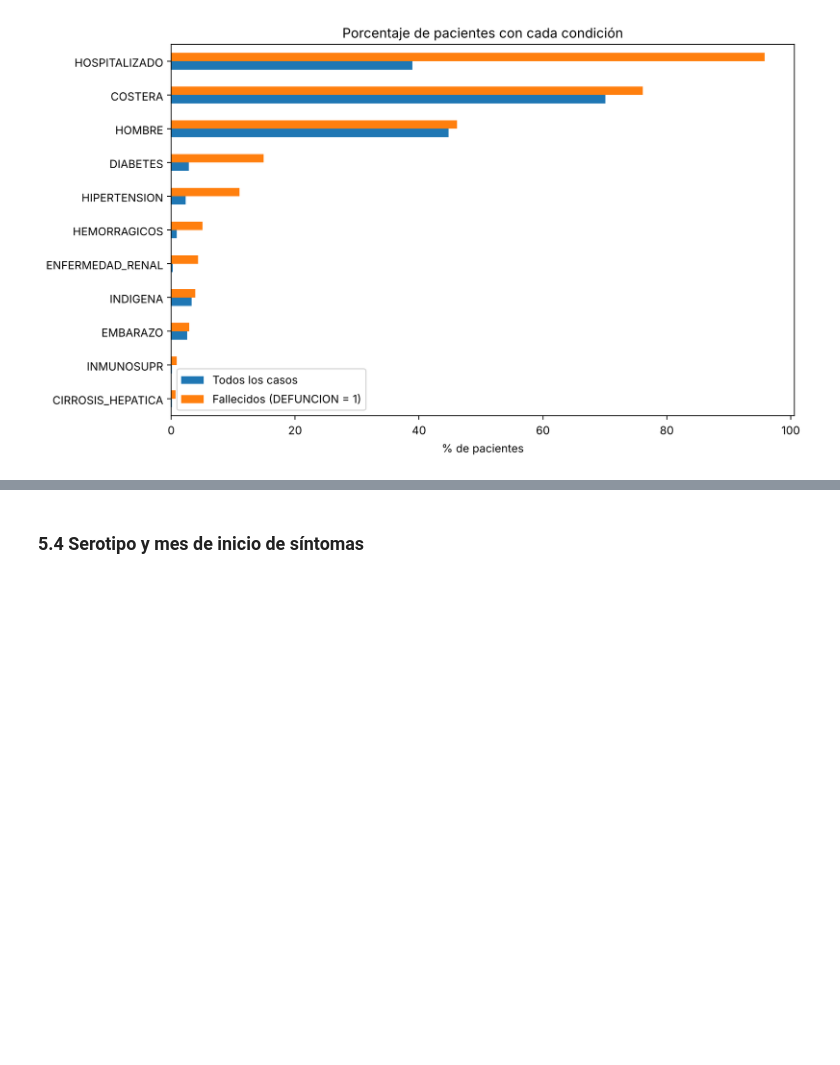
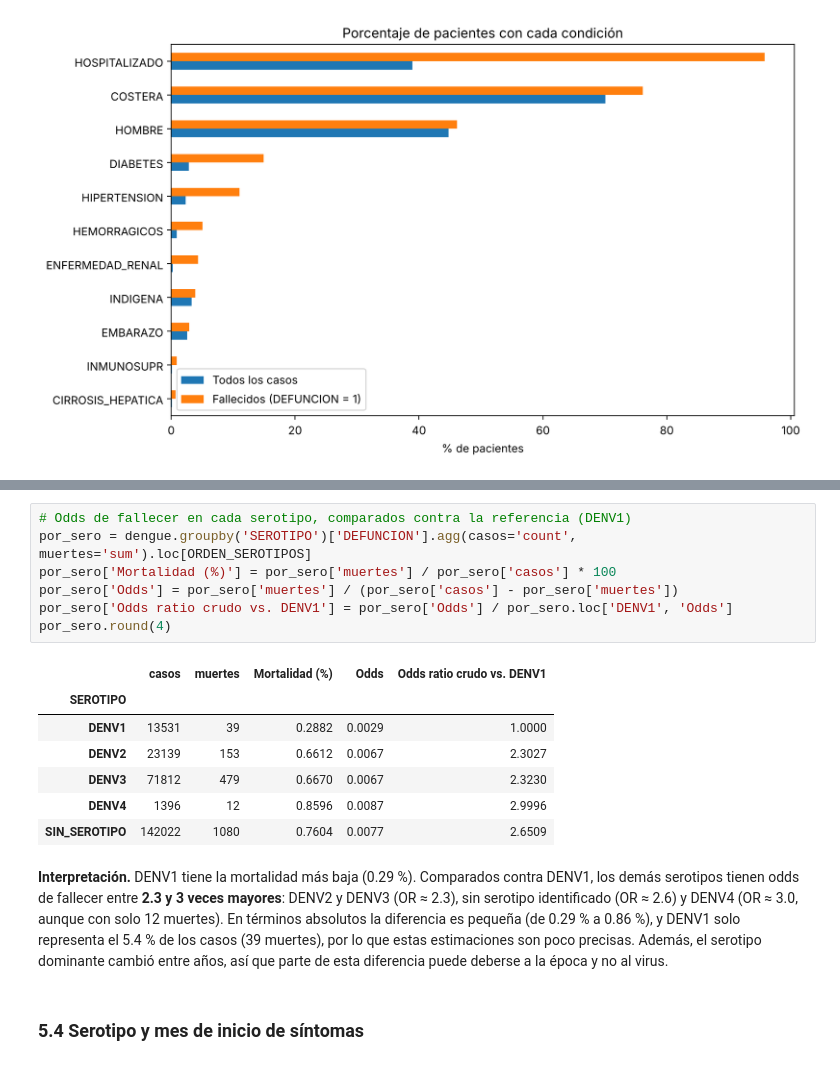
Before and after one commit to lbeltran-dev/Modelo-de-Regresion-Logistica-Para-Defuncion-Por-Dengue, a Jupyter notebook: 03_EDA.ipynb, the cells around one changed output, grey strips where cells are left out. Saved outputs shown, nothing was run; the diff lists cells and outputs as text; blank space fills up the shorter version.

```diff
--- a/03_EDA.ipynb
+++ b/03_EDA.ipynb
@@ -366,3 +358,20 @@ Como estas variables están relacionadas entre sí (por ejemplo, la diabetes es
+# %%
+# Odds de fallecer en cada serotipo, comparados contra la referencia (DENV1)
+por_sero = dengue.groupby('SEROTIPO')['DEFUNCION'].agg(casos='count', muertes='sum').loc[ORDEN_SEROTIPOS]
+por_sero['Mortalidad (%)'] = por_sero['muertes'] / por_sero['casos'] * 100
+por_sero['Odds'] = por_sero['muertes'] / (por_sero['casos'] - por_sero['muertes'])
+por_sero['Odds ratio crudo vs. DENV1'] = por_sero['Odds'] / por_sero.loc['DENV1', 'Odds']
+por_sero.round(4)
+# %% [output]
+|  | casos | muertes | Mortalidad (%) | Odds | Odds ratio crudo vs. DENV1 |
+| SEROTIPO |  |  |  |  |  |
+| DENV1 | 13531 | 39 | 0.2882 | 0.0029 | 1.0000 |
+| DENV2 | 23139 | 153 | 0.6612 | 0.0067 | 2.3027 |
+| DENV3 | 71812 | 479 | 0.6670 | 0.0067 | 2.3230 |
+| DENV4 | 1396 | 12 | 0.8596 | 0.0087 | 2.9996 |
+| SIN_SEROTIPO | 142022 | 1080 | 0.7604 | 0.0077 | 2.6509 |
+# %% [markdown]
+**Interpretación.** DENV1 tiene la mortalidad más baja (0.29 %). Comparados contra DENV1, los demás serotipos tienen odds de fallecer entre **2.3 y 3 veces mayores**: DENV2 y DENV3 (OR ≈ 2.3), sin serotipo identificado (OR ≈ 2.6) y DENV4 (OR ≈ 3.0, aunque con solo 12 muertes). En términos absolutos la diferencia es pequeña (de 0.29 % a 0.86 %), y DENV1 solo representa el 5.4 % de los casos (39 muertes), por lo que estas estimaciones son poco precisas. Además, el serotipo dominante cambió entre años, así que parte de esta diferencia puede deberse a la época y no al virus.
 # %% [markdown]
 ### 5.4 Serotipo y mes de inicio de síntomas
 # %%
```
Also changed, not shown: parts of 10 cells of this notebook, 1 other file.
